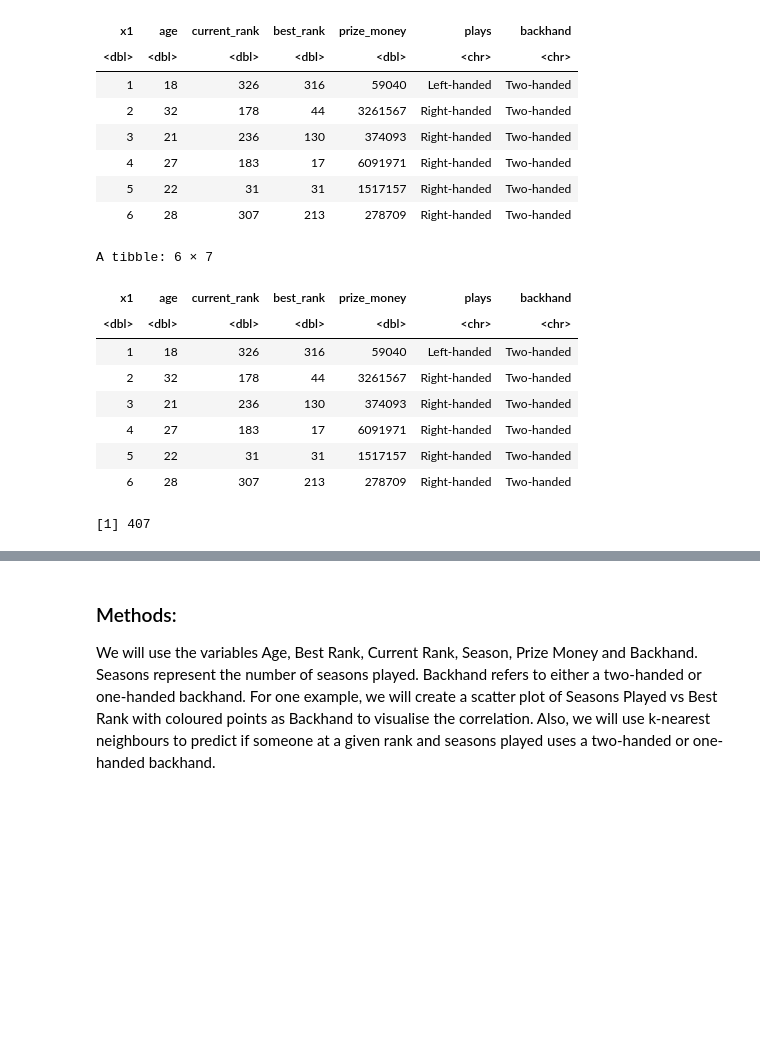
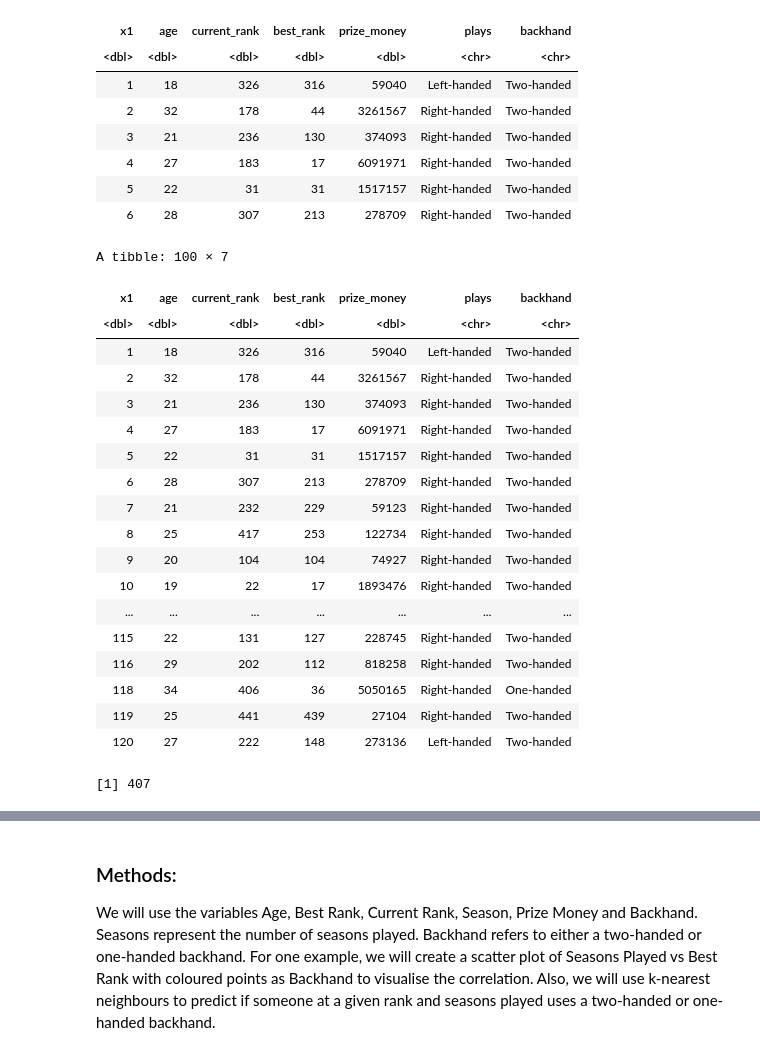
Before and after one commit to aejessen/DSCI100_project, a Jupyter notebook: project.ipynb, the cells around one changed output, grey strips where cells are left out. Cells and saved outputs as stored; diff of their text form; code cells hidden in the pictures; blank space fills up the shorter version.

Commit message:
Fixed Data Wrangling Formatting for real this time
Sorry last entry was wrong I was missing a few cases when it would mess up

```diff
--- a/project.ipynb
+++ b/project.ipynb
@@ -60,7 +73,7 @@ tennis_data_tidy <- tennis_data_tidy |>
     age = as.numeric(sub(" .*", "", age)),
     current_rank = as.numeric(sub(" .*", "", current_rank)),
     best_rank = as.numeric(sub(" .*", "", best_rank)),
-    prize_money = str_extract(prize_money, "(\\S+\\s+\\S|\\S+)"),
+    prize_money = str_extract(prize_money, regex("^[^$]*[$]\\s*[0123456789,]+\\b")),
     prize_money = as.numeric(gsub("[^0-9]", "", prize_money))
   )
 
@@ -88,25 +101,35 @@ A tibble: 6 × 7
 # %%
 
 
 
 #prize_money = as.numeric(gsub("[^0-9]", "", prize_money)))
 #prize_money = as.numeric(gsub("[^0-9]", "", (paste(strsplit(prize_money, split= " ")[0], strsplit(prize_money, split= " ")[1])))))
 #prize_money = as.numeric(gsub("[^0-9]", "", word(prize_money,start=1,end=2))))
 
 #strsplit(x,split,fixed=T)
 
-head(tennis_data_tidy)
+head(tennis_data_tidy, 100)
 nrow(tennis_data_tidy)
 # %% [output]
-A tibble: 6 × 7
+A tibble: 100 × 7
 | x1 | age | current_rank | best_rank | prize_money | plays | backhand |
 | <dbl> | <dbl> | <dbl> | <dbl> | <dbl> | <chr> | <chr> |
 | 1 | 18 | 326 | 316 | 59040 | Left-handed | Two-handed |
 | 2 | 32 | 178 | 44 | 3261567 | Right-handed | Two-handed |
 | 3 | 21 | 236 | 130 | 374093 | Right-handed | Two-handed |
 | 4 | 27 | 183 | 17 | 6091971 | Right-handed | Two-handed |
 | 5 | 22 | 31 | 31 | 1517157 | Right-handed | Two-handed |
 | 6 | 28 | 307 | 213 | 278709 | Right-handed | Two-handed |
+| 7 | 21 | 232 | 229 | 59123 | Right-handed | Two-handed |
+| 8 | 25 | 417 | 253 | 122734 | Right-handed | Two-handed |
+| 9 | 20 | 104 | 104 | 74927 | Right-handed | Two-handed |
+| 10 | 19 | 22 | 17 | 1893476 | Right-handed | Two-handed |
+| ... | ... | ... | ... | ... | ... | ... |
+| 115 | 22 | 131 | 127 | 228745 | Right-handed | Two-handed |
+| 116 | 29 | 202 | 112 | 818258 | Right-handed | Two-handed |
+| 118 | 34 | 406 | 36 | 5050165 | Right-handed | One-handed |
+| 119 | 25 | 441 | 439 | 27104 | Right-handed | Two-handed |
+| 120 | 27 | 222 | 148 | 273136 | Left-handed | Two-handed |
 [1] 407
 # %%
 # Double check what the split proportion should be
```
Also changed, not shown: parts of 7 cells of this notebook.
